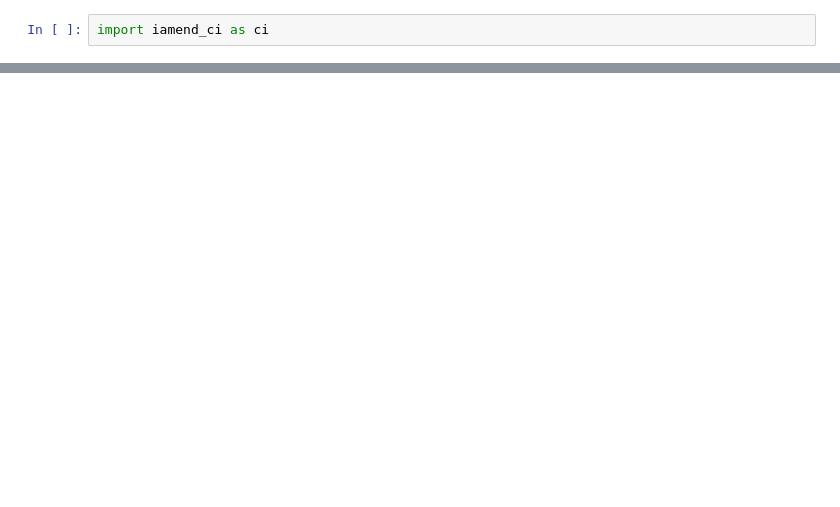
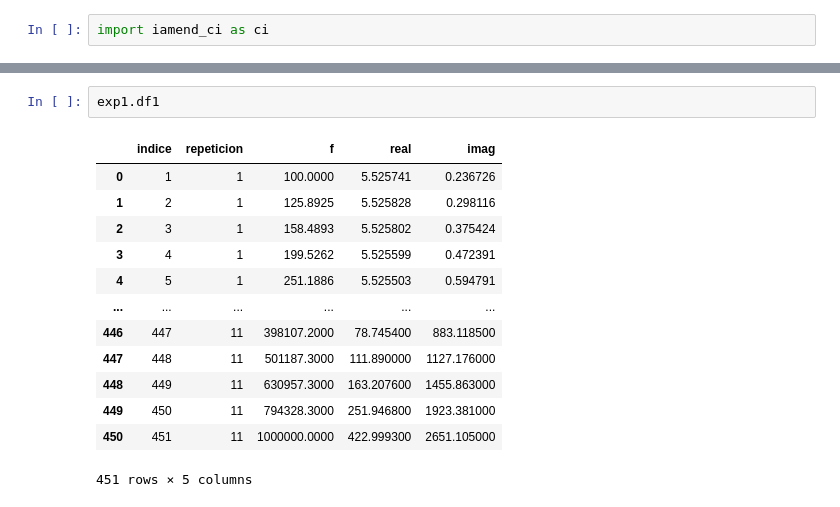
Before and after one commit to carabedo/iamend_test, a Jupyter notebook: test iamend 23.ipynb, the cells around one changed output, grey strips where cells are left out. Cells and saved outputs as stored; diff of their text form; blank space fills up the shorter version.

```diff
--- a/test iamend 23.ipynb
+++ b/test iamend 23.ipynb
@@ -51,0 +133,16 @@ px.line(exp1.dznorm,x='f',y='imag',color='muestra',log_x=True)
+# %%
+exp1.df1
+# %% [output]
+|  | indice | repeticion | f | real | imag |
+| 0 | 1 | 1 | 100.0000 | 5.525741 | 0.236726 |
+| 1 | 2 | 1 | 125.8925 | 5.525828 | 0.298116 |
+| 2 | 3 | 1 | 158.4893 | 5.525802 | 0.375424 |
+| 3 | 4 | 1 | 199.5262 | 5.525599 | 0.472391 |
+| 4 | 5 | 1 | 251.1886 | 5.525503 | 0.594791 |
+| ... | ... | ... | ... | ... | ... |
+| 446 | 447 | 11 | 398107.2000 | 78.745400 | 883.118500 |
+| 447 | 448 | 11 | 501187.3000 | 111.890000 | 1127.176000 |
+| 448 | 449 | 11 | 630957.3000 | 163.207600 | 1455.863000 |
+| 449 | 450 | 11 | 794328.3000 | 251.946800 | 1923.381000 |
+| 450 | 451 | 11 | 1000000.0000 | 422.999300 | 2651.105000 |
+451 rows × 5 columns
```
Also changed, not shown: parts of 27 cells of this notebook, 4 other files.
